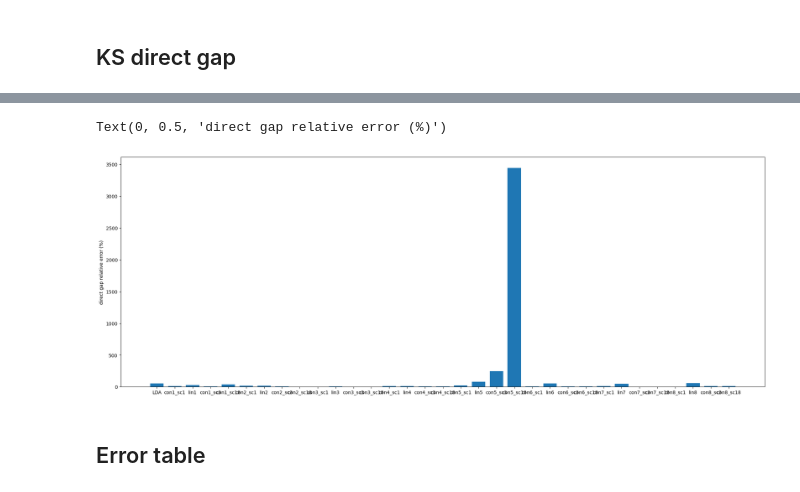
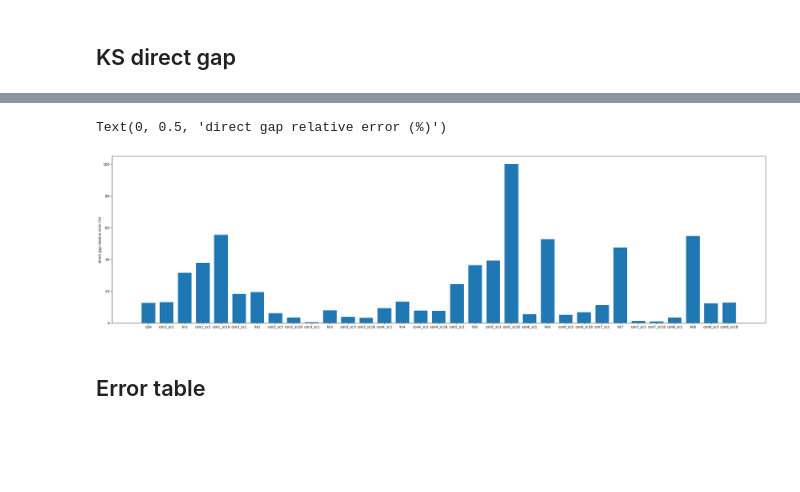
Before and after one commit to aouinaayoub/connector, a Jupyter notebook: fxc_connector-24-01.ipynb, the cells around one changed output, grey strips where cells are left out. Cells and saved outputs as stored; diff of their text form; code cells hidden in the pictures; blank space fills up the shorter version.

Commit message:
update nacl

```diff
--- a/fxc_connector-24-01.ipynb
+++ b/fxc_connector-24-01.ipynb
@@ -223,13 +223,14 @@ plt.hlines(si_analyse.dens_vxc_error_data[si_analyse.dens_vxc_error_data["type"]
 # %%
 nacl_analyse = analyzer(mat="nacl", qmc_file="nacl_qmc_dens_vxc.csv")
 # %%
-nacl_analyse.dict["LDA"]= {"dens": np.genfromtxt("dens_PZ81_nacl.dat") , "direct_gap":2.55 , "vxc": np.genfromtxt("vxc_PZ81_nacl.dat"), "residu":0.0  }
+nacl_analyse.dict["LDA"]= {"dens": np.genfromtxt("dens_PZ81_nacl.dat") , "direct_gap":4.59 , "vxc": np.genfromtxt("vxc_PZ81_nacl.dat"), "residu":0.0  }
 # %%
 for i in range(1,9):
     for sc in [1,3,18]:
-        try: nacl_analyse.add_to_dict_from_npz(f"nacl_lin{i}_sc{sc}.npz", label=f"lin{i}")
+        try: nacl_analyse.add_to_dict_from_npz(f"nacl_lin{i}_sc{sc}_v3.npz", label=f"lin{i}")
         except : pass
-        nacl_analyse.add_to_dict_from_npz(f"nacl_con{i}_sc{sc}.npz", label=f"con{i}_sc{sc}")
+        try : nacl_analyse.add_to_dict_from_npz(f"nacl_con{i}_sc{sc}_v3.npz", label=f"con{i}_sc{sc}")
+        except: nacl_analyse.add_to_dict_from_npz(f"nacl_con{i}_sc{sc}.npz", label=f"con{i}_sc{sc}")
 
 
 list(nacl_analyse.dict.keys())
@@ -313,10 +314,10 @@ nacl_analyse.dens_vxc_error_data.sort_values("density MaxARE(%)")
 # %%
-plt.figure(figsize=(25,9))
+plt.figure(figsize=(35,9))
 plt.bar(nacl_analyse.direct_gaps_data.index,nacl_analyse.direct_gaps_data["Relative error (%)"], width=0.75)
 plt.ylabel("direct gap relative error (%)")
 # %% [output]
 Text(0, 0.5, 'direct gap relative error (%)')
-[figure, old version]
+[figure, new version]
 # %% [markdown]
 ## Error table
 # %%
```
Also changed, not shown: parts of 11 cells of this notebook.
